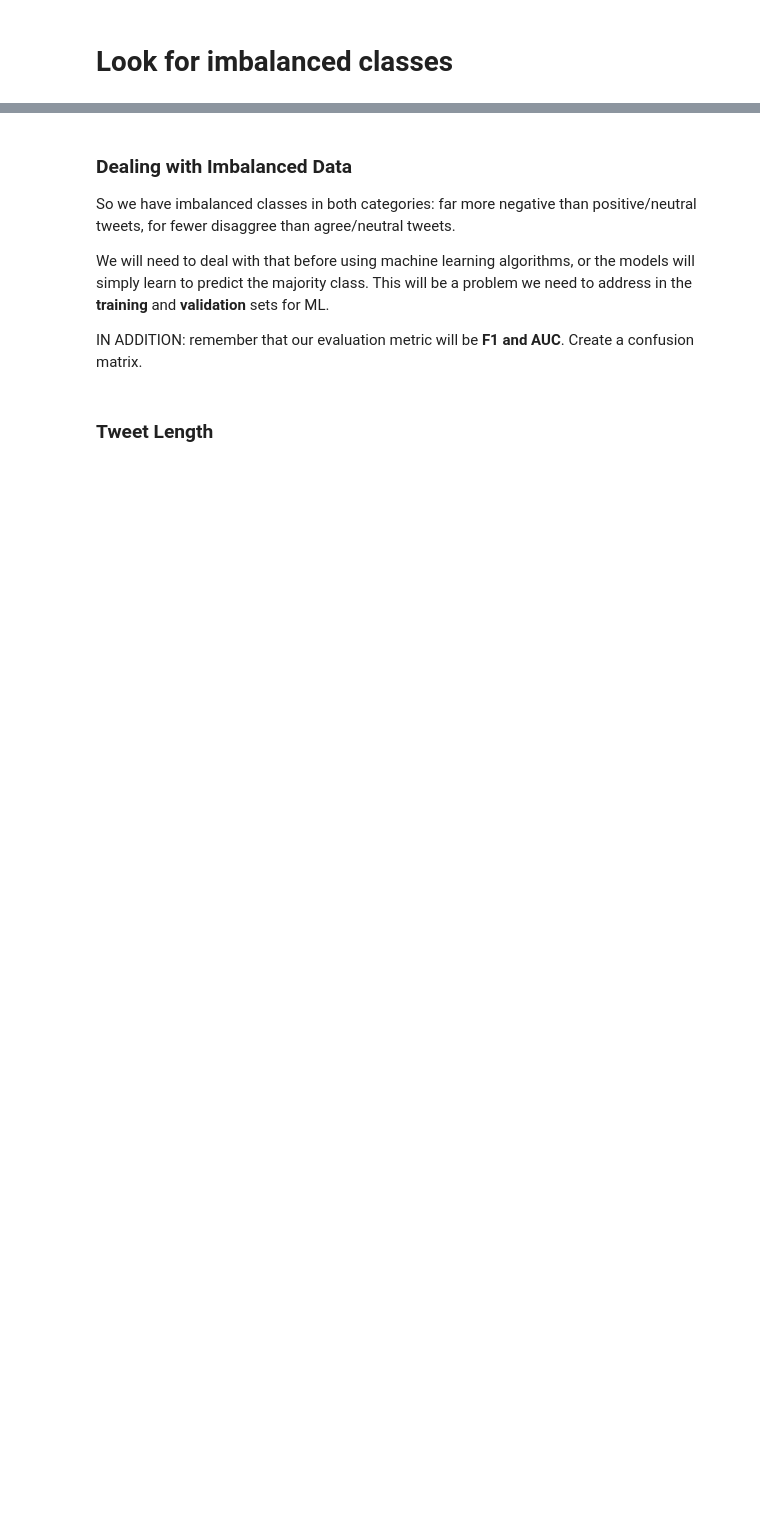
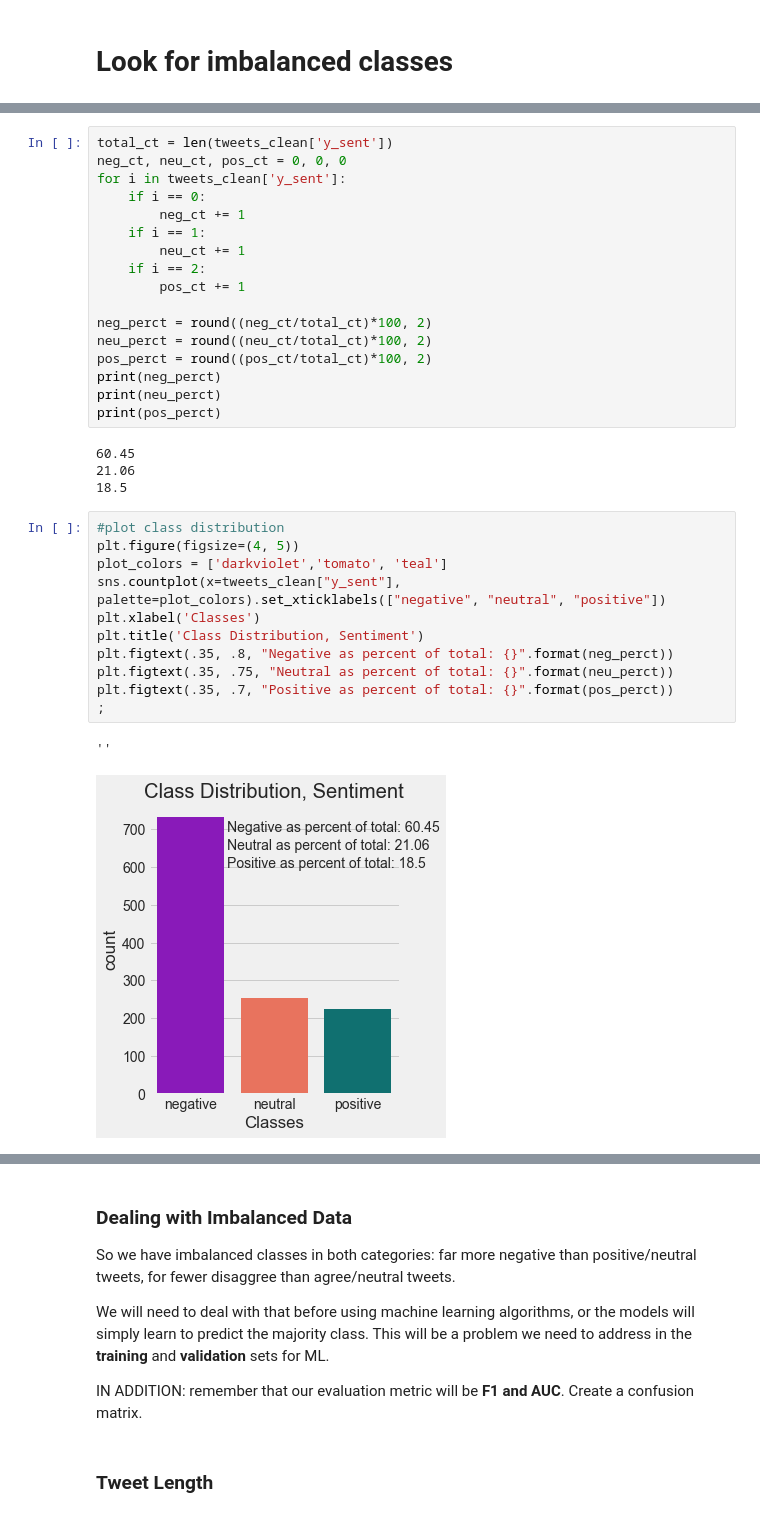
Before and after one commit to loopyQueen/RefugeeSentiment, a Jupyter notebook: dataSplitBalance.ipynb, the cells around one changed output, grey strips where cells are left out. Drawn from its saved outputs; the diff is of its cells as text; blank space fills up the shorter version.

```diff
--- a/dataSplitBalance.ipynb
+++ b/dataSplitBalance.ipynb
@@ -26,2 +51,37 @@ First load the data from csv that was created in the labelData notebook.
+# %%
+total_ct = len(tweets_clean['y_sent'])
+neg_ct, neu_ct, pos_ct = 0, 0, 0
+for i in tweets_clean['y_sent']:
+    if i == 0:
+        neg_ct += 1
+    if i == 1:
+        neu_ct += 1
+    if i == 2:
+        pos_ct += 1
+
+neg_perct = round((neg_ct/total_ct)*100, 2)
+neu_perct = round((neu_ct/total_ct)*100, 2)
+pos_perct = round((pos_ct/total_ct)*100, 2)
+print(neg_perct)
+print(neu_perct)
+print(pos_perct)
+# %% [output]
+60.45
+21.06
+18.5
+# %%
+#plot class distribution
+plt.figure(figsize=(4, 5))
+plot_colors = ['darkviolet','tomato', 'teal']
+sns.countplot(x=tweets_clean["y_sent"], palette=plot_colors).set_xticklabels(["negative", "neutral", "positive"])
+plt.xlabel('Classes')
+plt.title('Class Distribution, Sentiment')
+plt.figtext(.35, .8, "Negative as percent of total: {}".format(neg_perct))
+plt.figtext(.35, .75, "Neutral as percent of total: {}".format(neu_perct))
+plt.figtext(.35, .7, "Positive as percent of total: {}".format(pos_perct))
+;
+# %% [output]
+''
+[figure, added]
 # %%
 #plot class distribution
```
Also changed, not shown: parts of 26 cells of this notebook, 4 other files.
